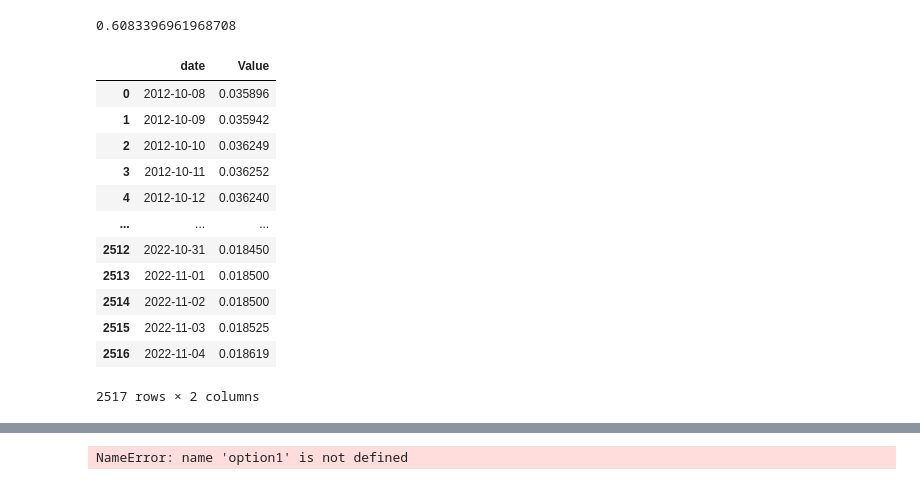
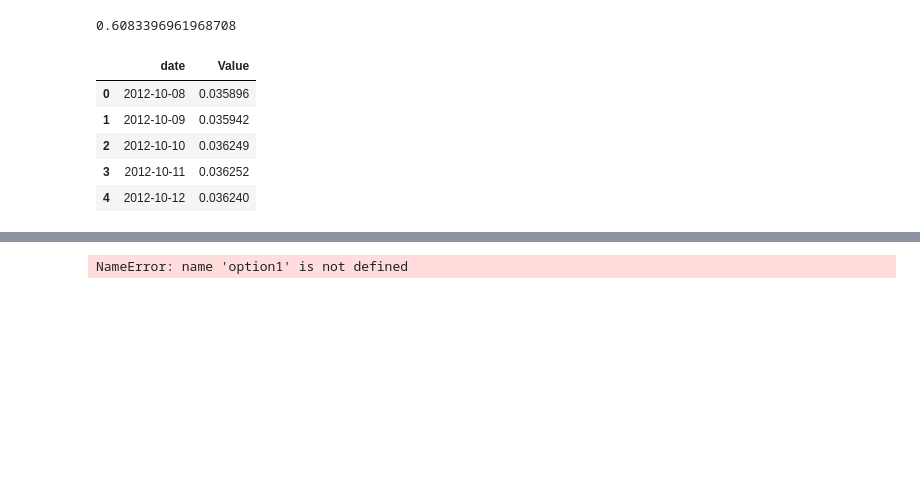
Before and after one commit to Xuanxfan/bodl, a Jupyter notebook: data_processor.ipynb, the cells around one changed output, grey strips where cells are left out. Cells and saved outputs as stored; diff of their text form; code cells hidden in the pictures; blank space fills up the shorter version.

```diff
--- a/data_processor.ipynb
+++ b/data_processor.ipynb
@@ -83,19 +83,12 @@ find_vol_newton(3.32, 3.4, 0.018,73, 0.33, 'call')
 # %%
 rate = pd.read_excel(r".\data\unrisked_rate.xlsx")
 rate['date'] = pd.to_datetime(rate['date'])
 rate['Value'] = rate['Value']/100
-rate
+rate.head()
 # %% [output]
 |  | date | Value |
 | 0 | 2012-10-08 | 0.035896 |
 | 1 | 2012-10-09 | 0.035942 |
 | 2 | 2012-10-10 | 0.036249 |
 | 3 | 2012-10-11 | 0.036252 |
 | 4 | 2012-10-12 | 0.036240 |
-| ... | ... | ... |
-| 2512 | 2022-10-31 | 0.018450 |
-| 2513 | 2022-11-01 | 0.018500 |
-| 2514 | 2022-11-02 | 0.018500 |
-| 2515 | 2022-11-03 | 0.018525 |
-| 2516 | 2022-11-04 | 0.018619 |
-2517 rows × 2 columns
```
Also changed, not shown: parts of 5 cells of this notebook, 1 other file.
